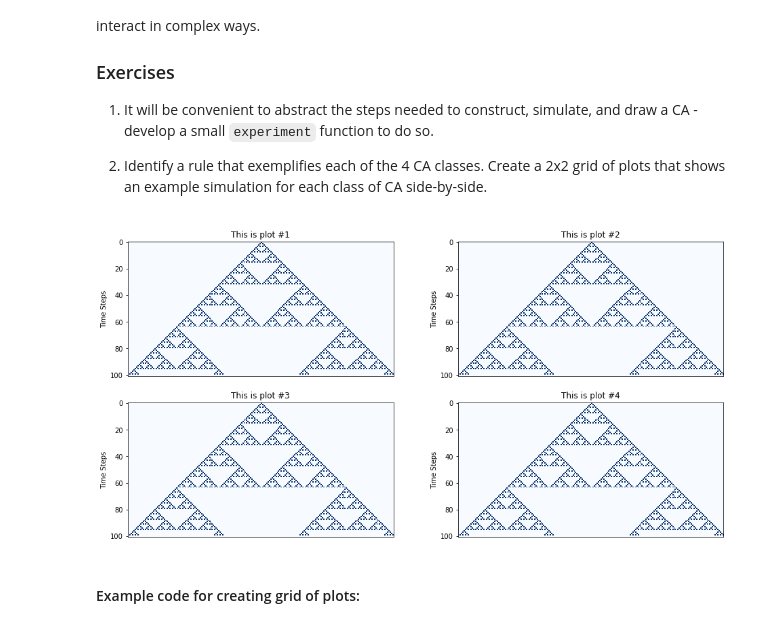
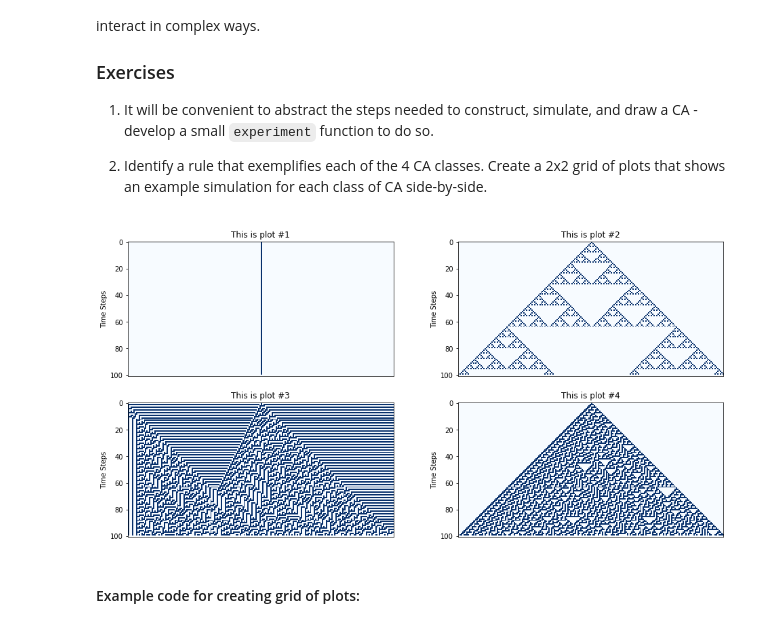
Before and after one commit to owengenge/cap-comp215, a Jupyter notebook: labs/lab05.ipynb, the cells around one changed output. Drawn from its saved outputs; the diff is of its cells as text; code cells hidden in the pictures.

```diff
--- a/labs/lab05.ipynb
+++ b/labs/lab05.ipynb
@@ -196,24 +196,24 @@ Wolfram identifies 4 "classes" of Elementary Cellular Automata:
 # %%
 # Solution for Ex. 3 here...
 def experiment(rule_num, state, n_steps):
   ca = Cell1D(rule=get_lookup_table(rule_num), start_state=state)
   return ca.simulate(n_steps)
 
 
-ex1 = experiment(90, single_centre_array(200), 100)
+ex1 = experiment(4, single_centre_array(200), 100)
 ex2 = experiment(90, single_centre_array(200), 100)
-ex3 = experiment(90, single_centre_array(200), 100)
-ex4 = experiment(90, single_centre_array(200), 100)
+ex3 = experiment(45, single_centre_array(200), 100)
+ex4 = experiment(30, single_centre_array(200), 100)
 
 examples = [ex1, ex2, ex3, ex4]
 
 plt.subplots(figsize=(16, 8))   # total figure size for subplots is 16 x 8 inches
 # Example: plot 4 plots in a 2x2 grid - plots are number 1..4
 for i in range(1, 5):
     plt.subplot(2, 2, i)         # draw next plot in "cell i" of a 2 x 2 grid
     plot_ca(examples[i-1], title=f'This is plot #{i}')
 # %% [output]
-[figure, old version]
+[figure, new version]
 # %% [markdown]
 #### Example code for creating grid of plots:
 # %%
```
